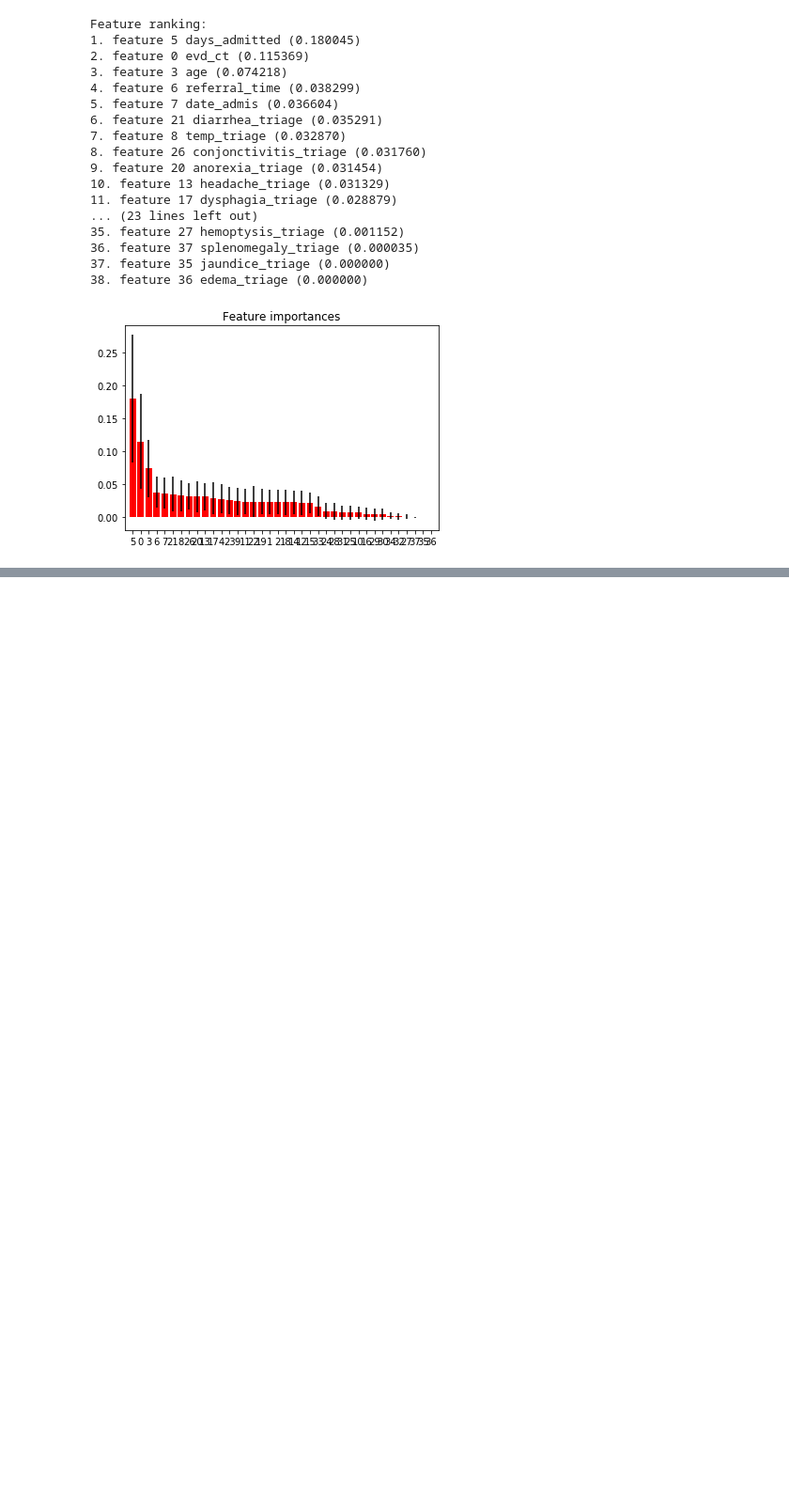
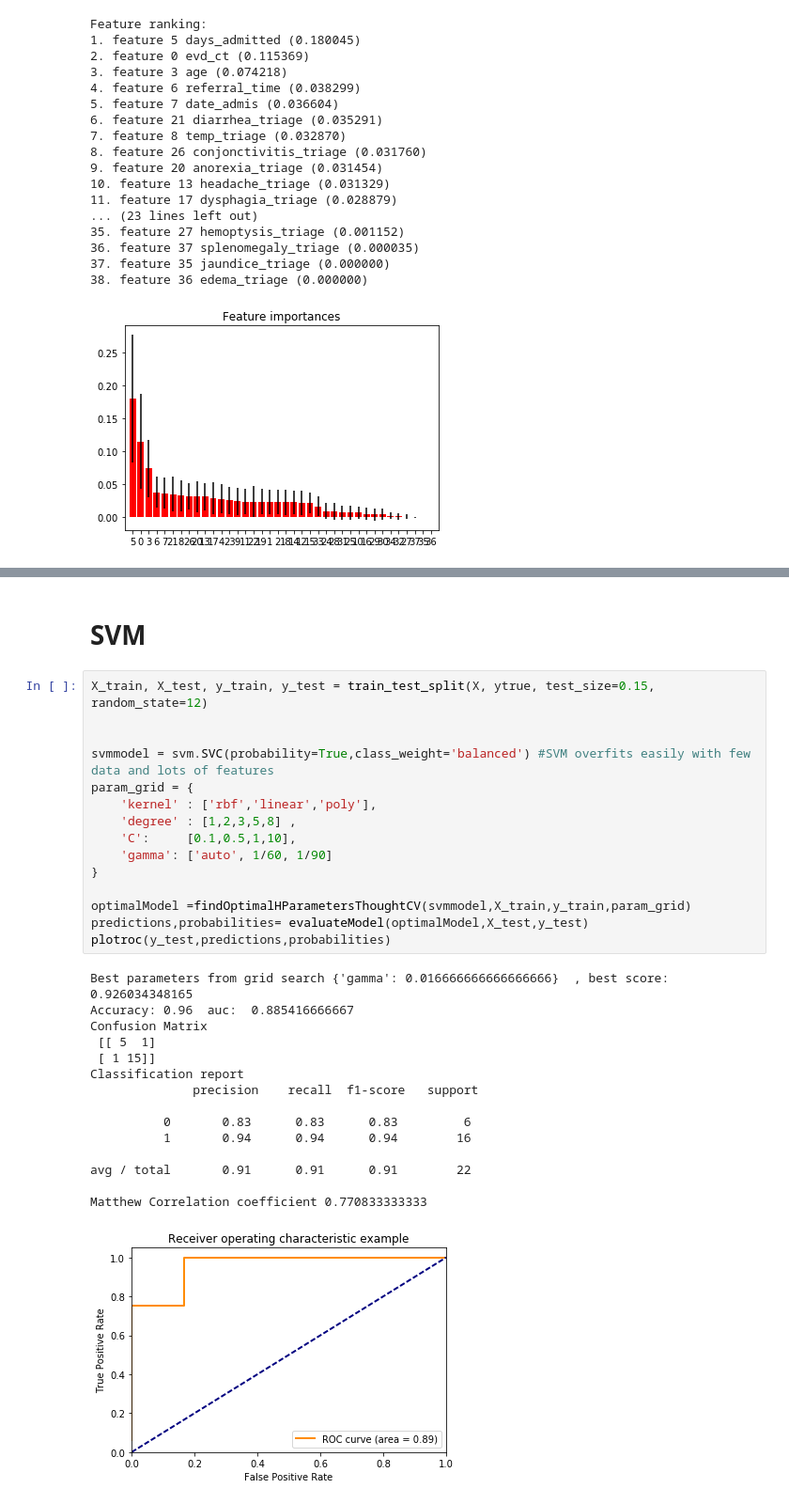
Before and after one commit to GabeOchieng/EbolaML-1, a Jupyter notebook: EbolaPrediction.ipynb, the cells around one changed output, grey strips where cells are left out. Shown: that part at 94% size. Drawn from its saved outputs; the diff is of its cells as text; blank space fills up the shorter version.

```diff
--- a/EbolaPrediction.ipynb
+++ b/EbolaPrediction.ipynb
@@ -398,0 +460,33 @@ avg / total       0.82      0.81      0.81        36
+# %% [markdown]
+# SVM
+# %%
+X_train, X_test, y_train, y_test = train_test_split(X, ytrue, test_size=0.15, random_state=12)
+
+
+svmmodel = svm.SVC(probability=True,class_weight='balanced') #SVM overfits easily with few data and lots of features
+param_grid = {
+    'kernel' : ['rbf','linear','poly'],
+    'degree' : [1,2,3,5,8] ,
+    'C':     [0.1,0.5,1,10],
+    'gamma': ['auto', 1/60, 1/90]
+}
+
+optimalModel =findOptimalHParametersThoughtCV(svmmodel,X_train,y_train,param_grid)
+predictions,probabilities= evaluateModel(optimalModel,X_test,y_test)
+plotroc(y_test,predictions,probabilities)
+# %% [output]
+Best parameters from grid search {'gamma': 0.016666666666666666}  , best score: 0.926034348165
+Accuracy: 0.96  auc:  0.885416666667
+Confusion Matrix
+ [[ 5  1]
+ [ 1 15]]
+Classification report
+              precision    recall  f1-score   support
+
+          0       0.83      0.83      0.83         6
+          1       0.94      0.94      0.94        16
+
+avg / total       0.91      0.91      0.91        22
+
+Matthew Correlation coefficient 0.770833333333
+[figure, added]
```
Also changed, not shown: parts of 36 cells of this notebook, 1 other file.
